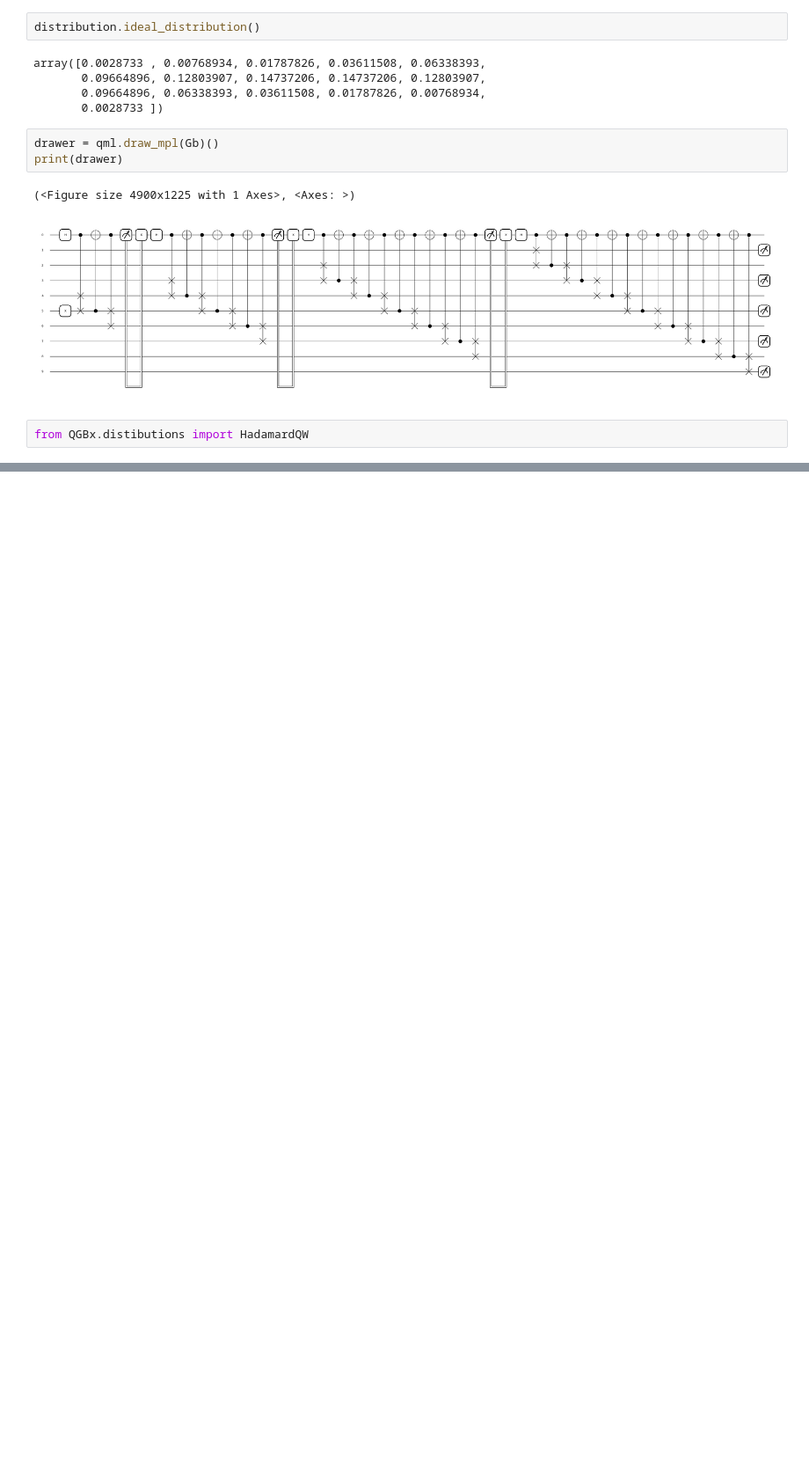
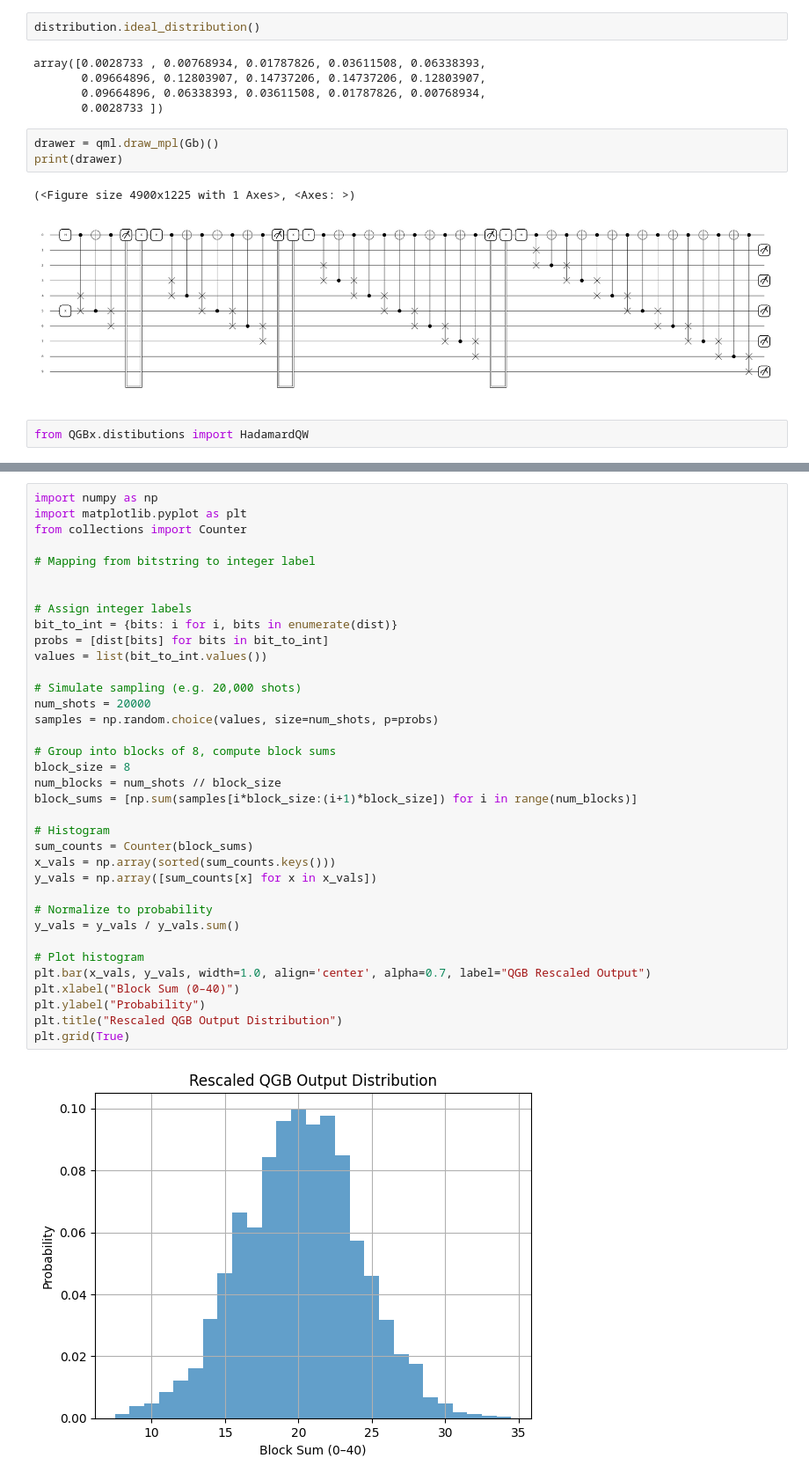
Before and after one commit to AshrafBoussahi/QGBx, a Jupyter notebook: QGBx/TestingNotebook.ipynb, the cells around one changed output, grey strips where cells are left out. Shown: that part at 88% size. Saved outputs shown, nothing was run; the diff lists cells and outputs as text; blank space fills up the shorter version.

```diff
--- a/QGBx/TestingNotebook.ipynb
+++ b/QGBx/TestingNotebook.ipynb
@@ -60,0 +64,38 @@ Probabilities (ball positions only):
+# %%
+import numpy as np
+import matplotlib.pyplot as plt
+from collections import Counter
+
+# Mapping from bitstring to integer label
+
+
+# Assign integer labels
+bit_to_int = {bits: i for i, bits in enumerate(dist)}
+probs = [dist[bits] for bits in bit_to_int]
+values = list(bit_to_int.values())
+
+# Simulate sampling (e.g. 20,000 shots)
+num_shots = 20000
+samples = np.random.choice(values, size=num_shots, p=probs)
+
+# Group into blocks of 8, compute block sums
+block_size = 8
+num_blocks = num_shots // block_size
+block_sums = [np.sum(samples[i*block_size:(i+1)*block_size]) for i in range(num_blocks)]
+
+# Histogram
+sum_counts = Counter(block_sums)
+x_vals = np.array(sorted(sum_counts.keys()))
+y_vals = np.array([sum_counts[x] for x in x_vals])
+
+# Normalize to probability
+y_vals = y_vals / y_vals.sum()
+
+# Plot histogram
+plt.bar(x_vals, y_vals, width=1.0, align='center', alpha=0.7, label="QGB Rescaled Output")
+plt.xlabel("Block Sum (0–40)")
+plt.ylabel("Probability")
+plt.title("Rescaled QGB Output Distribution")
+plt.grid(True)
+# %% [output]
+[figure, added]
```
Also changed, not shown: parts of 5 cells of this notebook, 6 other files.
